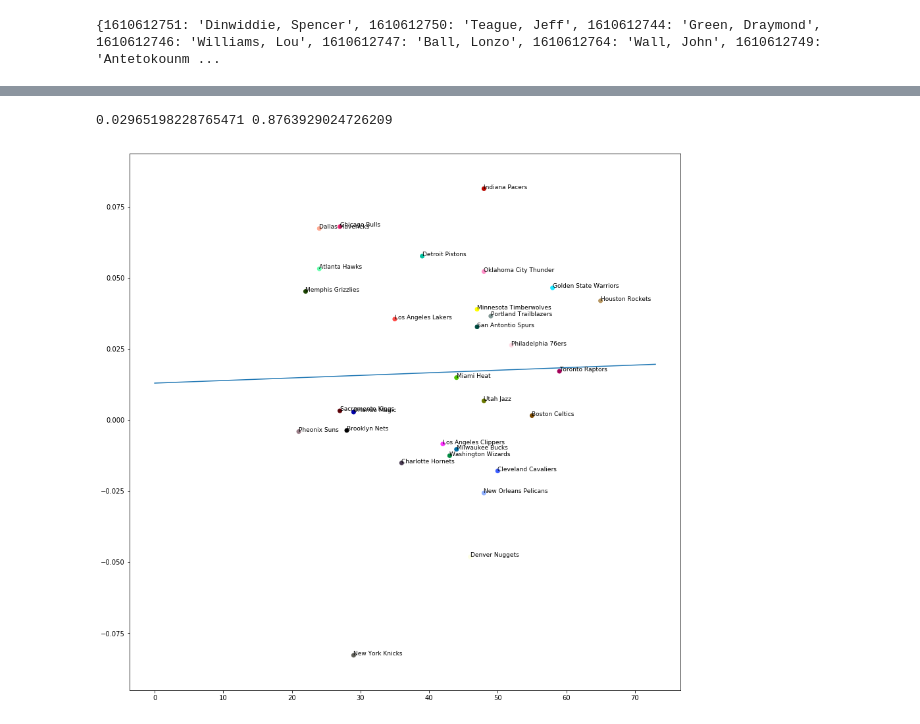
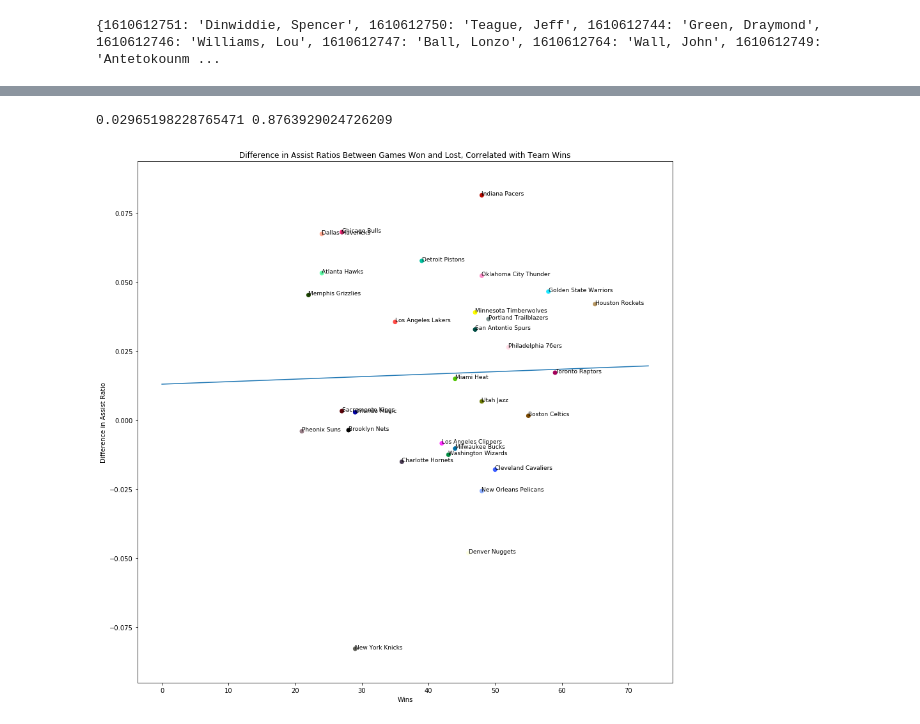
Before and after one commit to rrnarayan1/nba-passing-analysis, a Jupyter notebook: assist-ratios.ipynb, the cells around one changed output, grey strips where cells are left out. Saved outputs shown, nothing was run; the diff lists cells and outputs as text; code cells hidden in the pictures.

```diff
--- a/assist-ratios.ipynb
+++ b/assist-ratios.ipynb
@@ -86,16 +86,15 @@ def assist_ratios_player_graph(player_id):
 
     for key in data:
         if(data[key][0] != 0 and data[key][1] > 0.1):
-            widths.append(5*data[key][1]/data[key][0])
-            G.add_edge(iden, key, weight=data[key][1]/data[key][0])
+            widths.append(40*data[key][1]/data[key][0])
+            G.add_edge(name, ids[key], weight=data[key][1]/data[key][0])
             labels[key] = ids[key]
 
     pos = nx.spring_layout(G)
-    plt.figure(figsize=(8,8))
-    plt.title(name)
-    nx.draw_networkx_edges(G, pos, width=widths)
-    nx.draw_networkx_nodes(G, pos, node_size=50)
-    nx.draw_networkx_labels(G,pos,labels, font_size=6)
+    plt.figure(figsize=(10,10))
+    #plt.title(name)
+    nx.draw_spring(G, with_labels=True,font_size=14, width=widths, edge_color="grey")
+    plt.savefig("out/"+player_id+"-assist-ratio.png")
     plt.show()
     return None
 
@@ -125,3 +124,24 @@ def assist_ratios_player_win_loss(player_id):
     d_medi = np.median(ratios_w)-np.median(ratios_l)
     d_max = np.max(ratios_w)-np.max(ratios_l)
     return d_mean, d_medi, d_max
+# %%
+means = []
+medians = []
+maxs = []
+for player in players:
+    player_id = players[player]
+    try:
+        d_mean, d_median, d_max = assist_ratios_player_win_loss(player_id)
+        means.append(d_mean)
+        medians.append(d_median)
+        maxs.append(d_max)
+    except:
+        i = 1
+
+print(len([l for l in means if l > 0])/len(means))
+plt.title("Difference in Assist Ratios Between Games Won and Lost")
+plt.ylabel("Number of Players")
+plt.xlabel("Difference")
+plt.hist(means, bins=np.arange(-0.21,0.21,0.03))
+plt.savefig("out/assist-ratios-all.png")
+plt.show()
@@ -132,6 +196,7 @@ for team in franchises:
     team_id = franchises[team]
     most_passes[team_id] = 0
     passing_players[team_id] = ""
+    assists[team_id] = 0
 
 for player in players:
     player_id = players[player]
@@ -152,6 +217,8 @@ for player in players:
         passing_players[team_id] = player
 
 print(passing_players)
+#for team_id in passing_players:
+#    print(most_passes[team_id] / assists[team_id])
 # %% [output]
 {1610612751: 'Dinwiddie, Spencer', 1610612750: 'Teague, Jeff', 1610612744: 'Green, Draymond', 1610612746: 'Williams, Lou', 1610612747: 'Ball, Lonzo', 1610612764: 'Wall, John', 1610612749: 'Antetokounm ...
 # %%
@@ -179,5 +245,5 @@ plt.show()
 # %%
-team_graphs = ["Golden State Warriors", "Cleveland Cavaliers", "Indiana Pacers"]
+team_graphs = ["Golden State Warriors", "Cleveland Cavaliers", "Toronto Raptors"]
 for team in team_graphs:
     team_id = franchises[team]
     passing_player = passing_players[team_id]
@@ -193,23 +259,29 @@ Collison, Darren
 # %%
 means = []
 wins = []
 
 plt.figure(figsize=(15,15))
 for player in list(passing_players.values()):
     player_id = players[player]
     team_id = teams[player_id]
     team = team_id_to_team[team_id]
+    #if(team == "Atlanta Hawks" or team == "Chicago Bulls" or team == "Dallas Mavericks" or team == "Memphis Grizzlies"):
+    #   continue
     d_mean, d_median, d_max = assist_ratios_player_win_loss(player_id)
     means.append(d_mean)
     wins.append(num_wins[team])
     plt.annotate(team,(num_wins[team],d_mean),fontsize=9)
 
 plt.scatter(wins,means,c=colors)
 b,m,r,p,_ = scipy.stats.linregress(wins,means)
 y = np.poly1d([b,m])(np.arange(74))
 print(r,p)
 plt.plot(np.arange(74),y)
+plt.title("Difference in Assist Ratios Between Games Won and Lost, Correlated with Team Wins")
+plt.ylabel("Difference in Assist Ratio")
+plt.xlabel("Wins")
+plt.savefig("out/assist-ratios-top-players-correlation.png")
 plt.show()
 # %% [output]
 0.02965198228765471 0.8763929024726209
-[figure, old version]
+[figure, new version]
```
Also changed, not shown: parts of 5 cells of this notebook, 10 other files.
